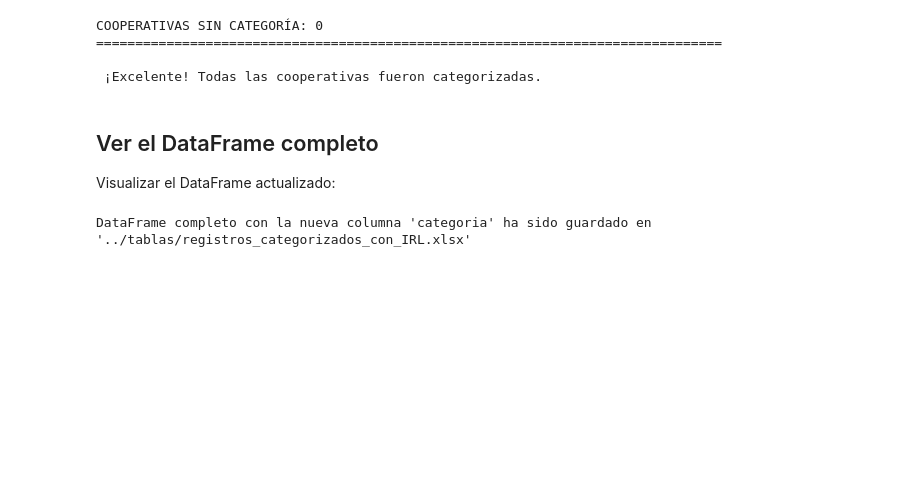
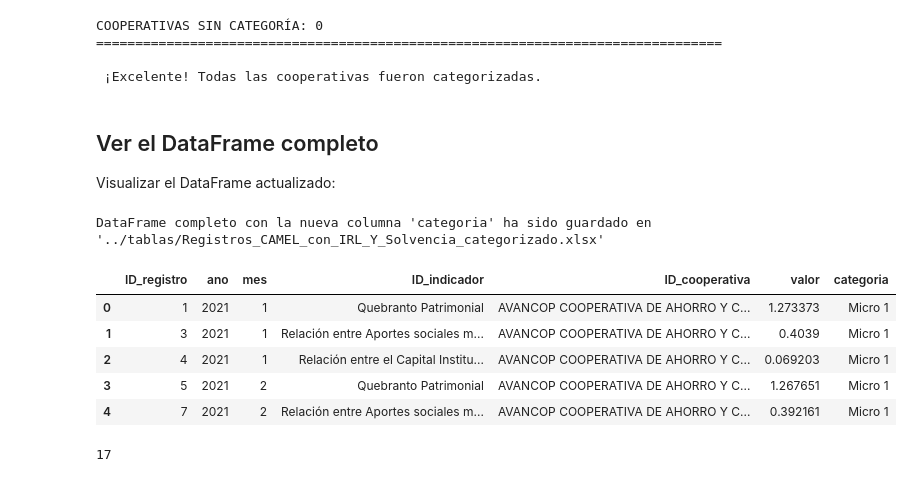
Before and after one commit to LianaD26/CAMEL_Model_percentages, a Jupyter notebook: notebooks/Sectorizar_coops.ipynb, the cells around one changed output. Drawn from its saved outputs; the diff is of its cells as text; code cells hidden in the pictures; blank space fills up the shorter version.

```diff
--- a/notebooks/Sectorizar_coops.ipynb
+++ b/notebooks/Sectorizar_coops.ipynb
@@ -484,7 +489,20 @@ COOPERATIVAS SIN CATEGORÍA: 0
 Visualizar el DataFrame actualizado:
 # %%
 # Mostrar el DataFrame completo con la nueva columna
-df_coperativas.to_excel("../tablas/registros_categorizados_con_IRL.xlsx", index=False)
-print("\nDataFrame completo con la nueva columna 'categoria' ha sido guardado en '../tablas/registros_categorizados_con_IRL.xlsx'")
+df_coperativas.to_excel("../tablas/Registros_CAMEL_con_IRL_Y_Solvencia_categorizado.xlsx", index=False)
+print("\nDataFrame completo con la nueva columna 'categoria' ha sido guardado en '../tablas/Registros_CAMEL_con_IRL_Y_Solvencia_categorizado.xlsx'")
 # %% [output]
-DataFrame completo con la nueva columna 'categoria' ha sido guardado en '../tablas/registros_categorizados_con_IRL.xlsx'
+DataFrame completo con la nueva columna 'categoria' ha sido guardado en '../tablas/Registros_CAMEL_con_IRL_Y_Solvencia_categorizado.xlsx'
+# %%
+df_coperativas.head()
+# %% [output]
+|  | ID_registro | ano | mes | ID_indicador | ID_cooperativa | valor | categoria |
+| 0 | 1 | 2021 | 1 | Quebranto Patrimonial | AVANCOP COOPERATIVA DE AHORRO Y C... | 1.273373 | Micro 1 |
+| 1 | 3 | 2021 | 1 | Relación entre Aportes sociales m... | AVANCOP COOPERATIVA DE AHORRO Y C... | 0.4039 | Micro 1 |
+| 2 | 4 | 2021 | 1 | Relación entre el Capital Institu... | AVANCOP COOPERATIVA DE AHORRO Y C... | 0.069203 | Micro 1 |
+| 3 | 5 | 2021 | 2 | Quebranto Patrimonial | AVANCOP COOPERATIVA DE AHORRO Y C... | 1.267651 | Micro 1 |
+| 4 | 7 | 2021 | 2 | Relación entre Aportes sociales m... | AVANCOP COOPERATIVA DE AHORRO Y C... | 0.392161 | Micro 1 |
+# %%
+len(df_coperativas["ID_indicador"].unique())
+# %% [output]
+17
```
Also changed, not shown: parts of 6 cells of this notebook, 2 other files.
